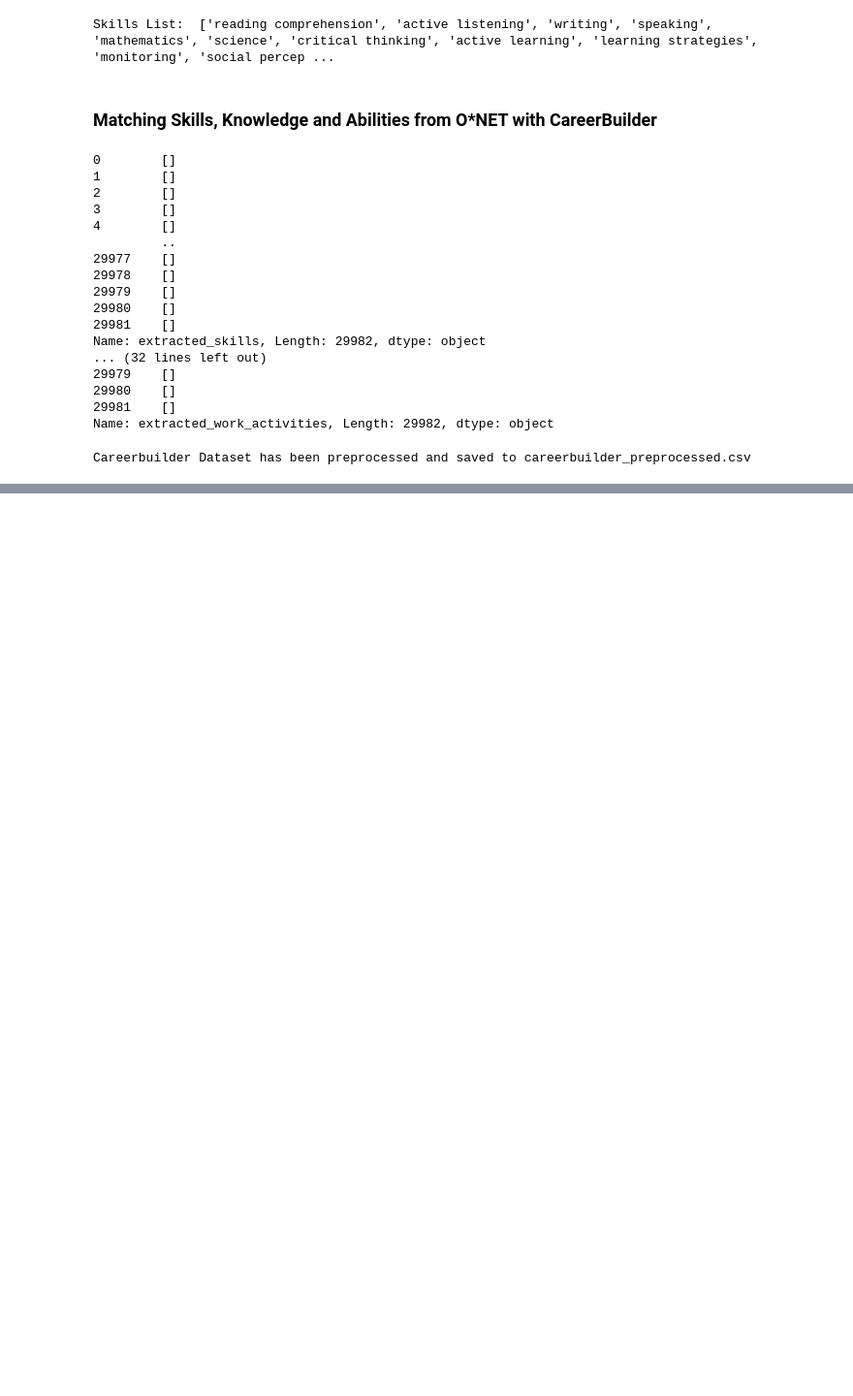
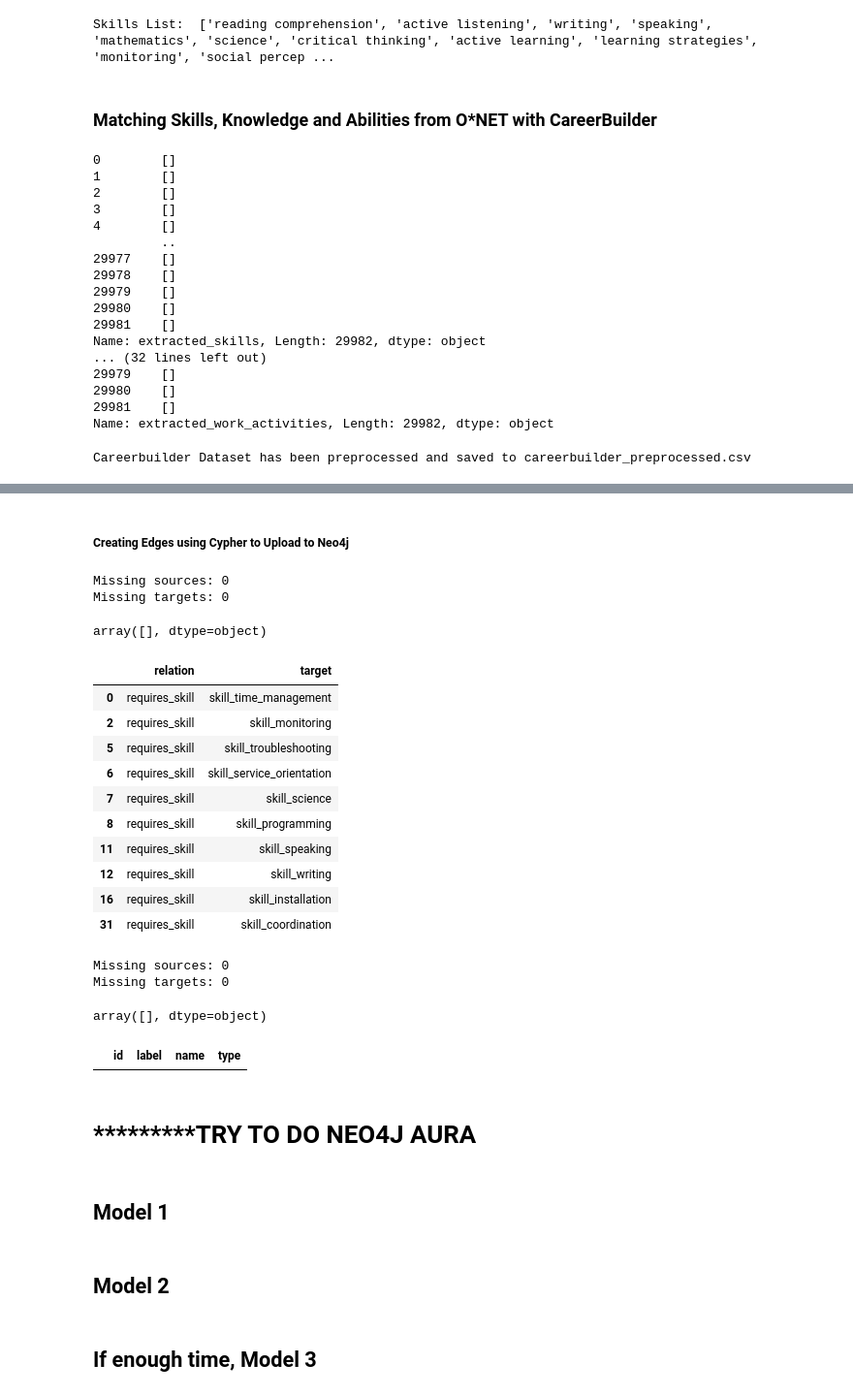
Before and after one commit to keerthanagkkumar/JobRecommendationSystem, a Jupyter notebook: JobRecommendationSystem.ipynb, the cells around one changed output, grey strips where cells are left out. Shown at 97% size. Cells and saved outputs as stored; diff of their text form; code cells hidden in the pictures; blank space fills up the shorter version.

Commit message:
completed knowledge graph

```diff
--- a/JobRecommendationSystem.ipynb
+++ b/JobRecommendationSystem.ipynb
@@ -475,0 +628,3 @@ Careerbuilder Dataset has been preprocessed and saved to careerbuilder_preproces
+# %%
+nodes_df = pd.read_csv('knowledge_graph_nodes.csv')
+edges_df = pd.read_csv('knowledge_graph_edges.csv')
@@ -475,0 +699,2 @@ Careerbuilder Dataset has been preprocessed and saved to careerbuilder_preproces
+# %% [markdown]
+##### Creating Edges using Cypher to Upload to Neo4j
@@ -475,0 +717,44 @@ Careerbuilder Dataset has been preprocessed and saved to careerbuilder_preproces
+# %%
+missing_sources = edges_df[~edges_df['source'].isin(nodes_df['id'])]
+missing_targets = edges_df[~edges_df['target'].isin(nodes_df['id'])]
+
+print("Missing sources:", len(missing_sources))
+print("Missing targets:", len(missing_targets))
+# %% [output]
+Missing sources: 0
+Missing targets: 0
+# %%
+missing_sources['source'].unique()[:10]
+# %% [output]
+array([], dtype=object)
+# %%
+edges_df[['relation', 'target']].drop_duplicates().head(10)
+# %% [output]
+|  | relation | target |
+| 0 | requires_skill | skill_time_management |
+| 2 | requires_skill | skill_monitoring |
+| 5 | requires_skill | skill_troubleshooting |
+| 6 | requires_skill | skill_service_orientation |
+| 7 | requires_skill | skill_science |
+| 8 | requires_skill | skill_programming |
+| 11 | requires_skill | skill_speaking |
+| 12 | requires_skill | skill_writing |
+| 16 | requires_skill | skill_installation |
+| 31 | requires_skill | skill_coordination |
+# %%
+missing_sources = edges_df[~edges_df['source'].isin(nodes_df['id'])]
+missing_targets = edges_df[~edges_df['target'].isin(nodes_df['id'])]
+
+print("Missing sources:", len(missing_sources))
+print("Missing targets:", len(missing_targets))
+# %% [output]
+Missing sources: 0
+Missing targets: 0
+# %%
+missing_sources['source'].unique()[:10]
+# %% [output]
+array([], dtype=object)
+# %%
+nodes_df[nodes_df['id'].isin(missing_sources['source'])]
+# %% [output]
+|  | id | label | name | type |
@@ -475,0 +767,8 @@ Careerbuilder Dataset has been preprocessed and saved to careerbuilder_preproces
+# %% [markdown]
+# *********TRY TO DO NEO4J AURA
+# %% [markdown]
+## Model 1
+# %% [markdown]
+## Model 2
+# %% [markdown]
+## If enough time, Model 3
```
Also changed, not shown: parts of 34 cells of this notebook, 2 other files.
